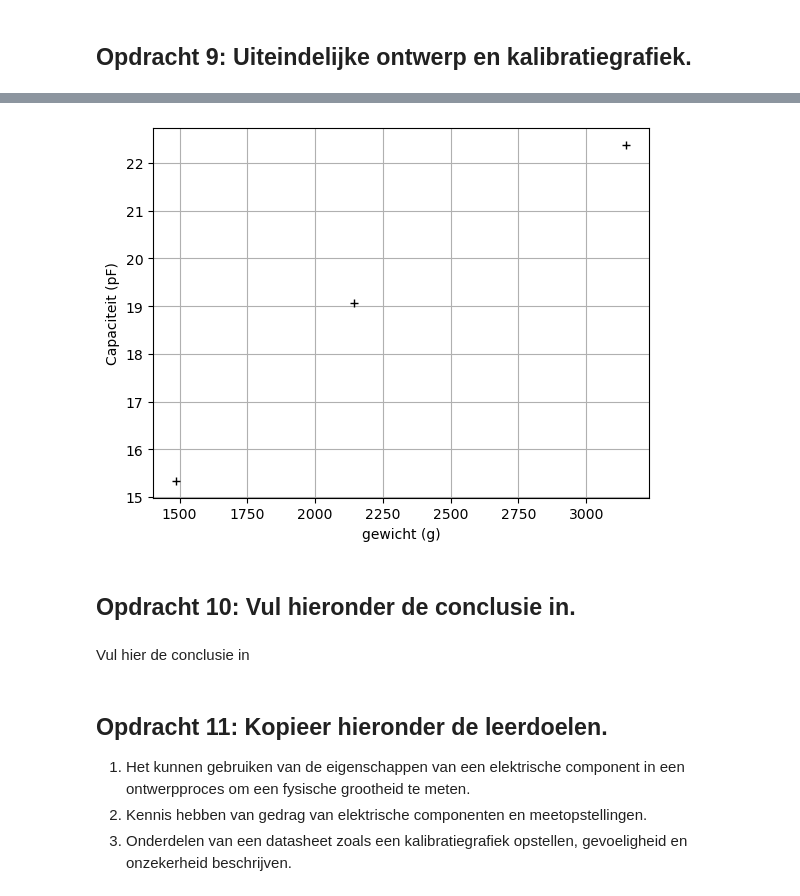
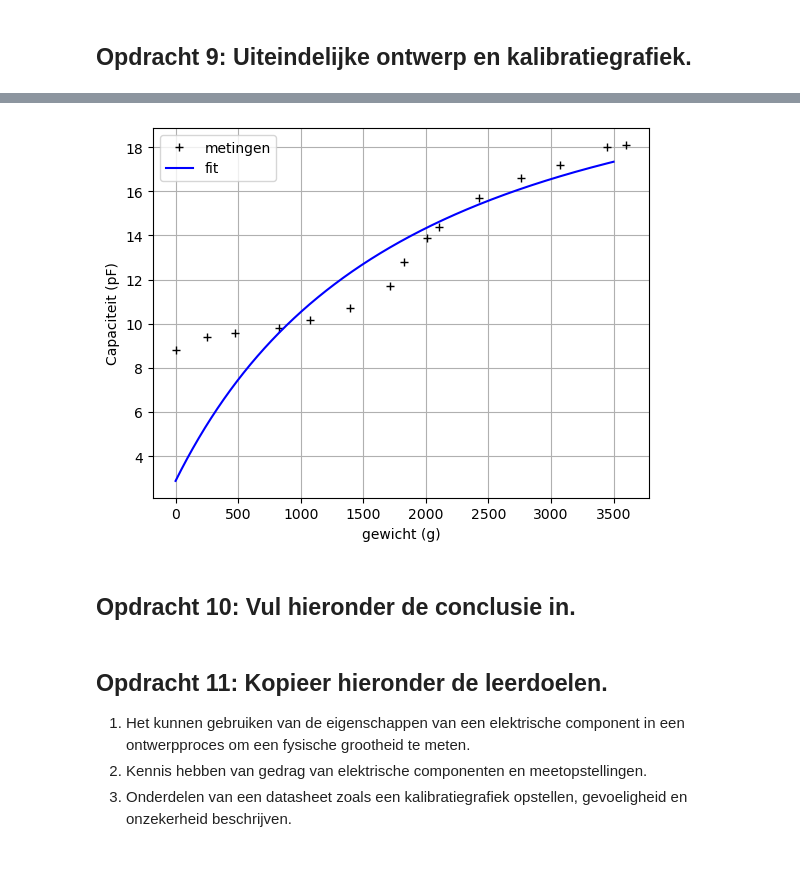
Before and after one commit to JensGroen/opdrachten-DEF-D, a Jupyter notebook: FysiekeOntwerpopdrachten/2OntwerpEenSensorCondensator/DEFOntwerpopdracht2OntwerpEenSensorInvulTemplate.ipynb, the cells around one changed output, grey strips where cells are left out. Drawn from its saved outputs; the diff is of its cells as text; code cells hidden in the pictures; blank space fills up the shorter version.

```diff
--- a/FysiekeOntwerpopdrachten/2OntwerpEenSensorCondensator/DEFOntwerpopdracht2OntwerpEenSensorInvulTemplate.ipynb
+++ b/FysiekeOntwerpopdrachten/2OntwerpEenSensorCondensator/DEFOntwerpopdracht2OntwerpEenSensorInvulTemplate.ipynb
@@ -148,27 +204,63 @@ Onze sensor kan nog verbetered worden door de volgende verbeteringen (minimaal 2
-# %%
-# Plot hier je oorspronkelijke en je uiteindelijke kalibratiegrafieken, fit daar een bijpassende lijn door
-
-#metingen
-
-Marray = np.array([2142.0,1485.3,3148.4])
-#Varray = np.array([191.67,154.17,225.0])*10**-3
-#Carray = Cmetingen(Varray)
-
-Carray = np.array([19.06576746, 15.33557349, 22.38116387])
-
-
-plt.plot(Marray,Carray, 'k+')
-plt.ylabel("Capaciteit (pF)")
-plt.xlabel("gewicht (g)")
-plt.grid(True)
-plt.show()
-# en zet ook de verwachte ontwerpgrafiek erbij
-# %% [output]
-[figure, removed]
+# %%
+import numpy as np
+import matplotlib.pyplot as plt
+from scipy.optimize import curve_fit
+
+# metingen
+Cmin = 8.455106351756939   # pF
+Cmax = 30.239439187460114  # pF
+
+Marray = np.array([0,1075.6,830.4,1390.5,2103.8,2424.7,2762.7,
+                   3075.1,3443.7,3603.3,2005.6,1825.2,1717.3,
+                   477.5,249.2])
+
+Carray = np.array([8.8,10.15,9.8,10.7,14.4,15.7,16.6,17.2,
+                   18,18.1,13.9,12.8,11.7,9.6,9.4])
+
+
+def veercapaciteit(m, a, b, c):
+    D_0 = 0.04
+    g = 9.81
+    eps_r = 1.3
+    A1 = 0.10 * 0.10
+    eps0 = 8.85418782e-12
+
+    m = m / 1000
+
+    F = m * g
+    k = a*(F - b)**2 + c
+
+    d = D_0 - (F/k)
+    C = (eps_r*eps0*A1)/d
+
+    return C * 1e12
+
+
+p0 = [1e3, 10, 1e3]
+
+popt, pcov = curve_fit(
+    veercapaciteit,
+    Marray,
+    Carray,
+    p0=p0,
+    maxfev=20000
+)
+
+x_test = np.linspace(0, 3500, 1000)
+y_test = veercapaciteit(x_test, *popt)
+
+plt.plot(Marray, Carray, 'k+', label="metingen")
+plt.plot(x_test, y_test, 'b-', label="fit")
+
+plt.ylabel("Capaciteit (pF)")
+plt.xlabel("gewicht (g)")
+plt.grid(True)
+plt.legend()
+plt.show()
+# %% [output]
+[figure, added]
 # %% [markdown]
 ## Opdracht 10: Vul hieronder de conclusie in.
-# %% [markdown]
-Vul hier de conclusie in
 # %% [markdown]
 ## Opdracht 11: Kopieer hieronder de leerdoelen.
 1. Het kunnen gebruiken van de eigenschappen van een elektrische component in een ontwerpproces om een fysische grootheid te meten.
```
Also changed, not shown: parts of 7 cells of this notebook, 1 other file.
